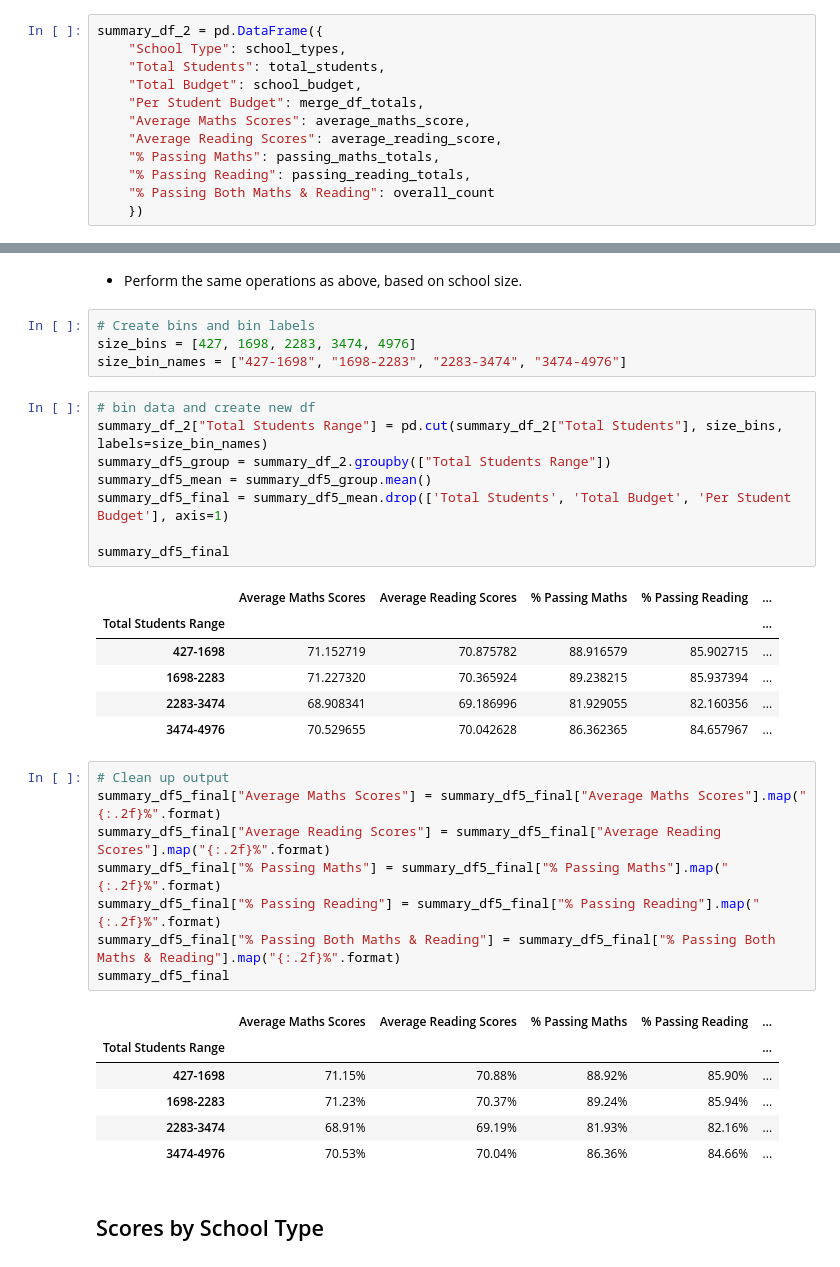
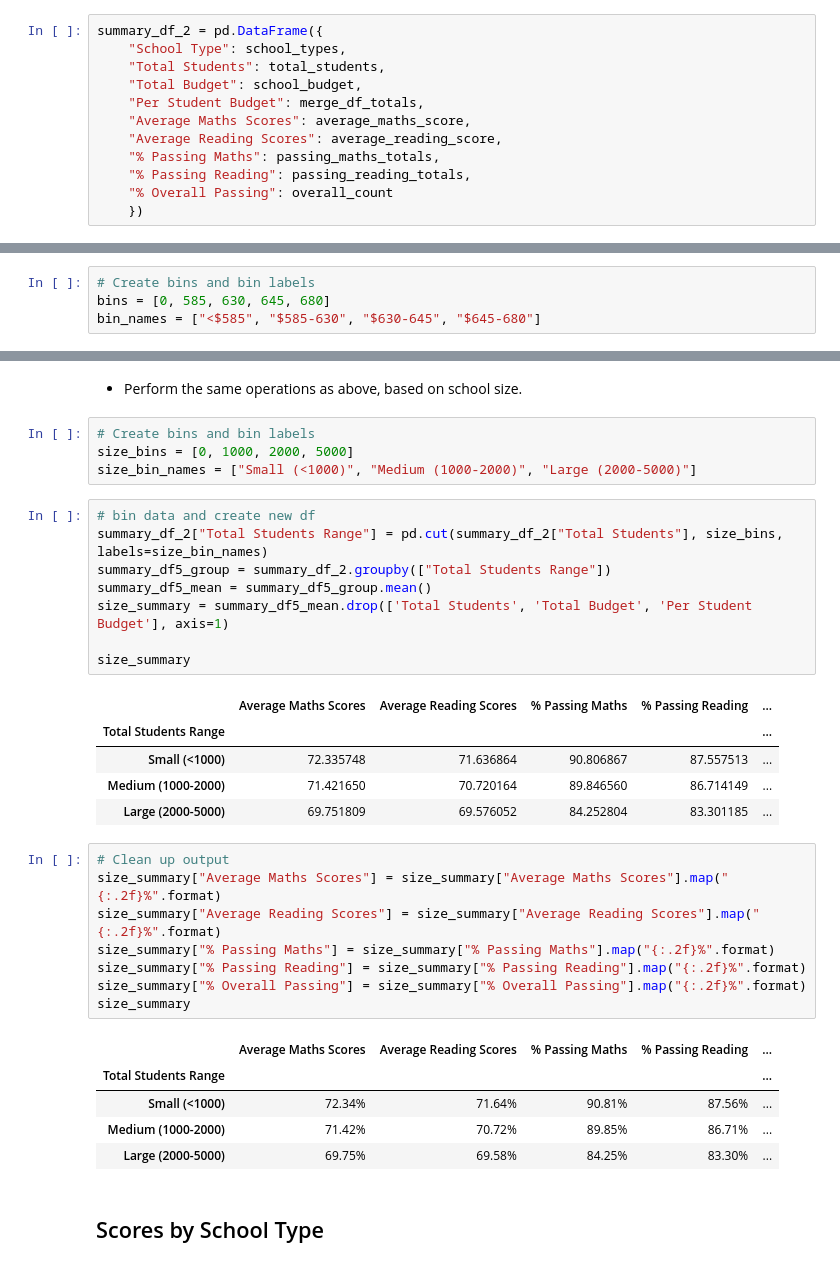
Before and after one commit to jonowood/pandas-challenge, a Jupyter notebook: PyCitySchools/PyCitySchools_starter.ipynb, the cells around one changed output, grey strips where cells are left out. Cells and saved outputs as stored; diff of their text form.

```diff
--- a/PyCitySchools/PyCitySchools_starter.ipynb
+++ b/PyCitySchools/PyCitySchools_starter.ipynb
@@ -444,7 +444,7 @@ summary_df_2 = pd.DataFrame({
     "Average Reading Scores": average_reading_score,
     "% Passing Maths": passing_maths_totals,
     "% Passing Reading": passing_reading_totals,
-    "% Passing Both Maths & Reading": overall_count
+    "% Overall Passing": overall_count
     })
 # %%
 # Clean up output
@@ -667,3 +662,7 @@ bin_names = ["$578-$591.5", "$591.5-$628", "$628-$641.5", "$641.5-$655"]
+# %%
+# Create bins and bin labels
+bins = [0, 585, 630, 645, 680]
+bin_names = ["<$585", "$585-630", "$630-645", "$645-680"]
 # %%
 # bin data and create new df
 summary_df_2["Per Student Budget Ranges"] = pd.cut(summary_df_2["Per Student Budget"], bins, labels=bin_names)
@@ -698,40 +697,38 @@ summary_df2_final
 ## Scores by School Size
 # %% [markdown]
 * Perform the same operations as above, based on school size.
-# %%
-# Create bins and bin labels
-size_bins = [427, 1698, 2283, 3474, 4976]
-size_bin_names = ["427-1698", "1698-2283", "2283-3474", "3474-4976"]
+# %%
+# Create bins and bin labels
+size_bins = [0, 1000, 2000, 5000]
+size_bin_names = ["Small (<1000)", "Medium (1000-2000)", "Large (2000-5000)"]
 # %%
 # bin data and create new df
 summary_df_2["Total Students Range"] = pd.cut(summary_df_2["Total Students"], size_bins, labels=size_bin_names)
 summary_df5_group = summary_df_2.groupby(["Total Students Range"])
 summary_df5_mean = summary_df5_group.mean()
-summary_df5_final = summary_df5_mean.drop(['Total Students', 'Total Budget', 'Per Student Budget'], axis=1)
+size_summary = summary_df5_mean.drop(['Total Students', 'Total Budget', 'Per Student Budget'], axis=1)
 
-summary_df5_final
+size_summary
 # %% [output]
 |  | Average Maths Scores | Average Reading Scores | % Passing Maths | % Passing Reading | ... |
 | Total Students Range |  |  |  |  | ... |
-| 427-1698 | 71.152719 | 70.875782 | 88.916579 | 85.902715 | ... |
-| 1698-2283 | 71.227320 | 70.365924 | 89.238215 | 85.937394 | ... |
-| 2283-3474 | 68.908341 | 69.186996 | 81.929055 | 82.160356 | ... |
-| 3474-4976 | 70.529655 | 70.042628 | 86.362365 | 84.657967 | ... |
+| Small (<1000) | 72.335748 | 71.636864 | 90.806867 | 87.557513 | ... |
+| Medium (1000-2000) | 71.421650 | 70.720164 | 89.846560 | 86.714149 | ... |
+| Large (2000-5000) | 69.751809 | 69.576052 | 84.252804 | 83.301185 | ... |
 # %%
 # Clean up output
-summary_df5_final["Average Maths Scores"] = summary_df5_final["Average Maths Scores"].map("{:.2f}%".format)
-summary_df5_final["Average Reading Scores"] = summary_df5_final["Average Reading Scores"].map("{:.2f}%".format)
-summary_df5_final["% Passing Maths"] = summary_df5_final["% Passing Maths"].map("{:.2f}%".format)
-summary_df5_final["% Passing Reading"] = summary_df5_final["% Passing Reading"].map("{:.2f}%".format)
-summary_df5_final["% Passing Both Maths & Reading"] = summary_df5_final["% Passing Both Maths & Reading"].map("{:.2f}%".format)
-summary_df5_final
+size_summary["Average Maths Scores"] = size_summary["Average Maths Scores"].map("{:.2f}%".format)
+size_summary["Average Reading Scores"] = size_summary["Average Reading Scores"].map("{:.2f}%".format)
+size_summary["% Passing Maths"] = size_summary["% Passing Maths"].map("{:.2f}%".format)
+size_summary["% Passing Reading"] = size_summary["% Passing Reading"].map("{:.2f}%".format)
+size_summary["% Overall Passing"] = size_summary["% Overall Passing"].map("{:.2f}%".format)
+size_summary
 # %% [output]
 |  | Average Maths Scores | Average Reading Scores | % Passing Maths | % Passing Reading | ... |
 | Total Students Range |  |  |  |  | ... |
-| 427-1698 | 71.15% | 70.88% | 88.92% | 85.90% | ... |
-| 1698-2283 | 71.23% | 70.37% | 89.24% | 85.94% | ... |
-| 2283-3474 | 68.91% | 69.19% | 81.93% | 82.16% | ... |
-| 3474-4976 | 70.53% | 70.04% | 86.36% | 84.66% | ... |
+| Small (<1000) | 72.34% | 71.64% | 90.81% | 87.56% | ... |
+| Medium (1000-2000) | 71.42% | 70.72% | 89.85% | 86.71% | ... |
+| Large (2000-5000) | 69.75% | 69.58% | 84.25% | 83.30% | ... |
 # %% [markdown]
 ## Scores by School Type
 # %% [markdown]
```
Also changed, not shown: parts of 13 cells of this notebook.
